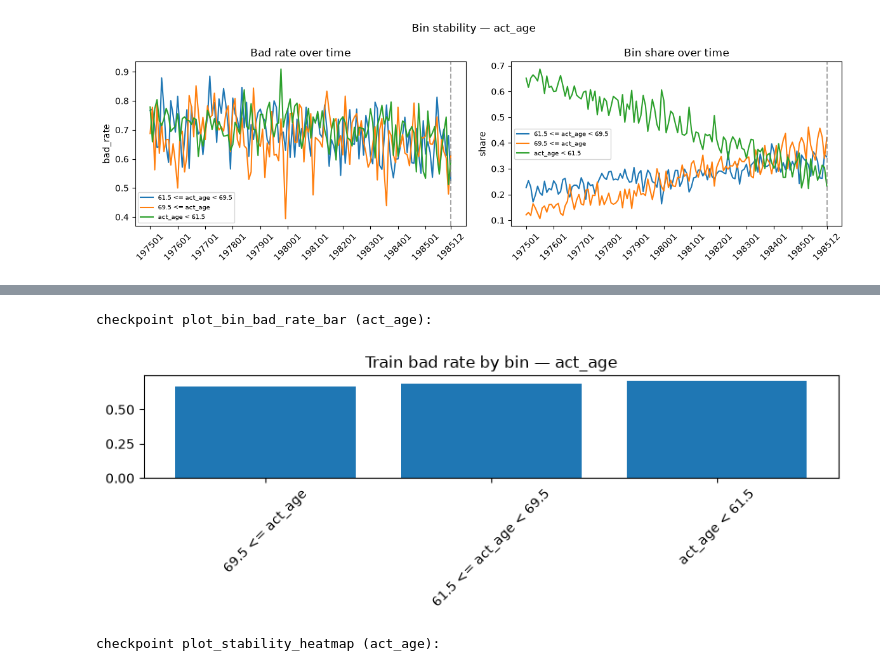
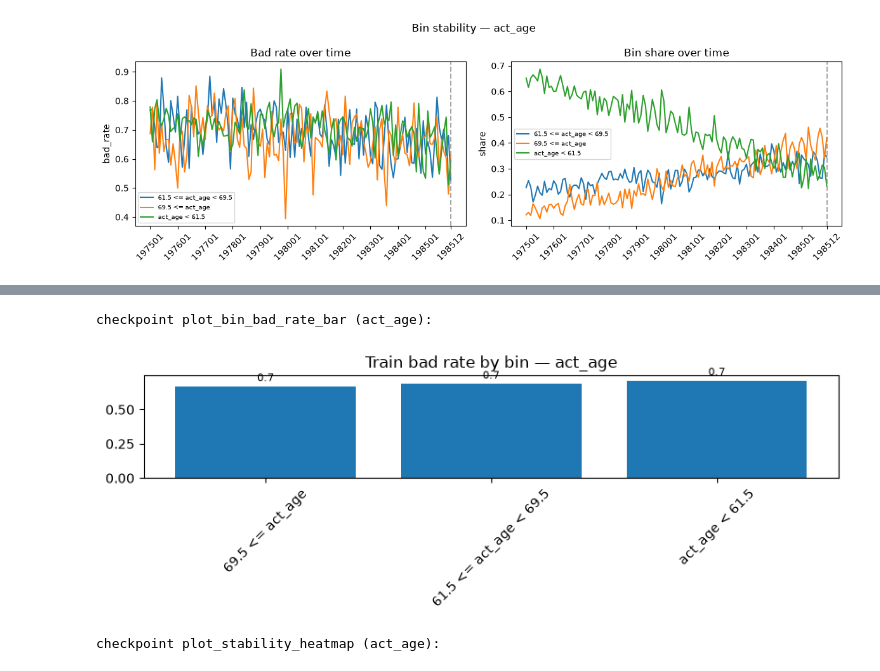
Before and after one commit to giangphuongtran/scorecard-builder, a Jupyter notebook: notebooks/03_scorecard.ipynb, the cells around one changed output, grey strips where cells are left out. Saved outputs shown, nothing was run; the diff lists cells and outputs as text; code cells hidden in the pictures.

```diff
--- a/notebooks/03_scorecard.ipynb
+++ b/notebooks/03_scorecard.ipynb
@@ -86,6 +86,9 @@ SCORECARD_PARAMS = {
         "max_bad_rate_swing": 0.15,
         "min_periods_for_stability": 6,
         "max_plots": None,
+        "min_static_br_gap": 0.02,      # 2 percentage points
+        "min_period_br_gap": 0.02,      # for time-gap stability checks
+        "min_periods_for_gap": 6,
     },
     "selection": {
         "number_vars": 12,
@@ -1195,23 +1538,23 @@ checkpoint plot_woe_ladder (act_age):
 # %%
 def plot_bin_bad_rate_bar(big_scorecard, variable):
     sub = big_scorecard[big_scorecard["variable"] == variable].sort_values("bad_rate_train")
     if sub.empty:
         return
     fig, ax = plt.subplots(figsize=(8, 3))
     bars = ax.bar(sub["bin"].astype(str), sub["bad_rate_train"])
-    ax.bar_label(bars, fmt="%.1%%", padding=2, fontsize=8)  # or fmt="%.3f"
+    ax.bar_label(bars, fmt="%.1f", padding=2, fontsize=8)  # or fmt="%.3f"
     ax.set_title(f"Train bad rate by bin — {variable}")
     ax.tick_params(axis="x", rotation=45)
     plt.tight_layout()
     plt.show()
 
 # --- checkpoint: plot_bin_bad_rate_bar ---
 _cp_plot_feat = _cp_feats[0]
 print(f"checkpoint plot_bin_bad_rate_bar ({_cp_plot_feat}):")
 plot_bin_bad_rate_bar(_cp_big_scorecard, _cp_plot_feat)
 # %% [output]
 checkpoint plot_bin_bad_rate_bar (act_age):
-[figure, old version]
+[figure, new version]
 # %%
 def plot_stability_heatmap(period_table, feature):
 	if period_table.empty:
```
Also changed, not shown: parts of 32 cells of this notebook.
